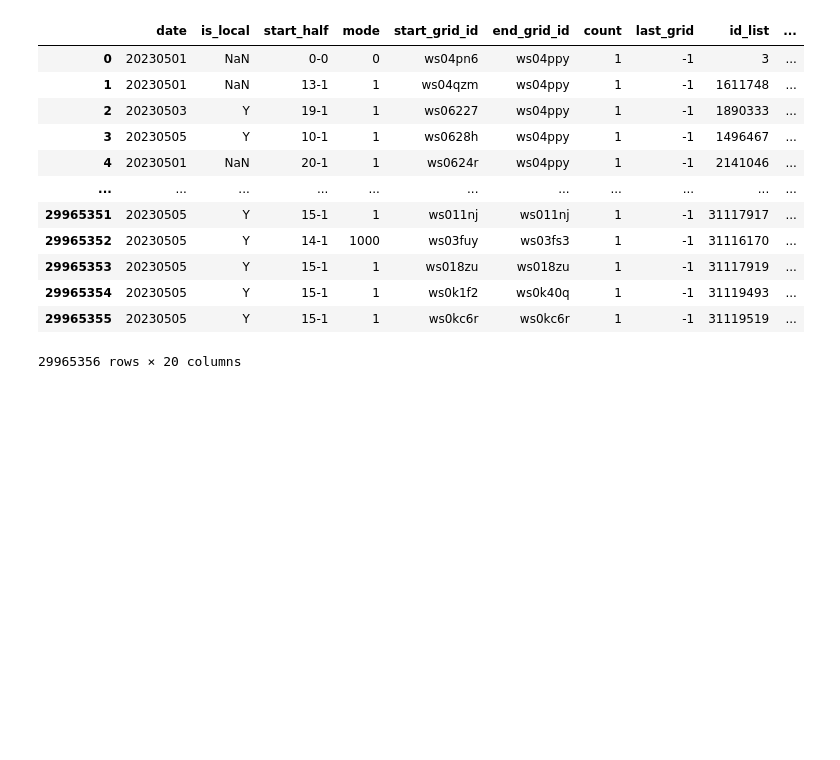
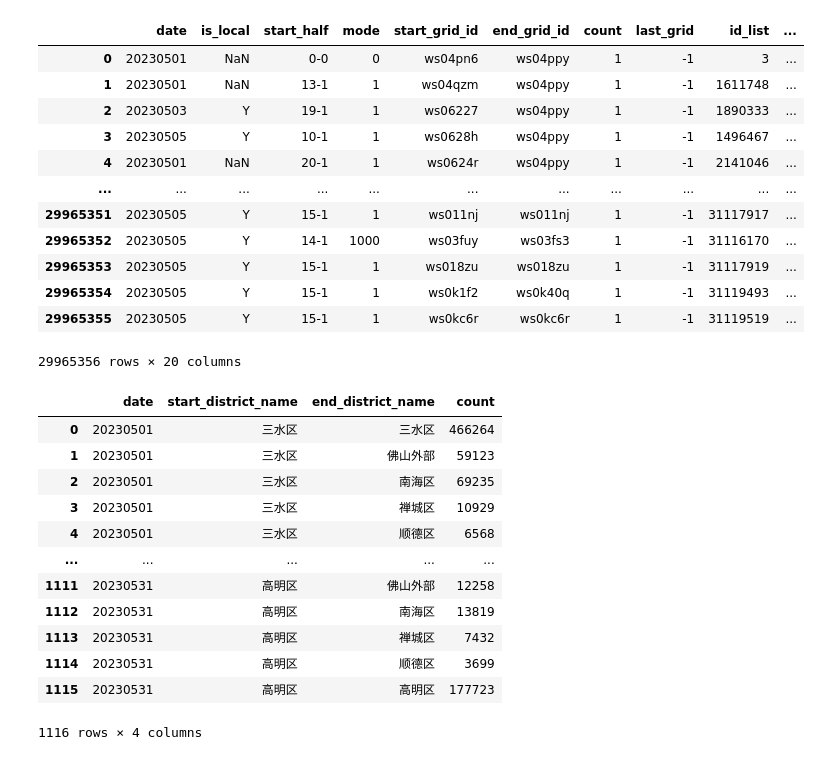
Before and after one commit to panlukang/FsPhoneData_analysis, a Jupyter notebook: 职住人口分析.ipynb, the cells around one changed output. Drawn from its saved outputs; the diff is of its cells as text; code cells hidden in the pictures; blank space fills up the shorter version.

```diff
--- a/职住人口分析.ipynb
+++ b/职住人口分析.ipynb
@@ -189,22 +192,35 @@ df
 | 29965355 | 20230505 | Y | 15-1 | 1 | ws0kc6r | ws0kc6r | 1 | -1 | 31119519 | ... |
 29965356 rows × 20 columns
 # %%
+date_taz_df = pd.DataFrame()
+date_district_df = pd.DataFrame()
 for i in range(1, 9):
-    with open(fr'./data/input/join/move_join_fix_{i}', 'rb') as f:
+    with open(fr'./data/input/join/move_join_fix{i}', 'rb') as f:
         df = pickle.load(f)
 
     _date_taz_df = df.groupby(['date', 'start_small_zone', 'end_small_zone'])[['count']].sum().reset_index(drop=False)
     _date_district_df = df.groupby(['date', 'start_district_name', 'end_district_name'])[['count']].sum().reset_index(drop=False)
+    del df
     date_taz_df = pd.concat([date_taz_df, _date_taz_df])
+    del _date_taz_df
     date_district_df = pd.concat([date_district_df, _date_district_df])
-
-
-date_district_df = date_district_df.groupby(['date',
-                                             'start_district_name',
-                                            'start_district_name'])[['count']].sum().reset_index(drop=False)
-date_taz_df = date_taz_df.groupby(['date',
-                                   'start_small_zone',
-                                   'start_small_zone'])[['count']].sum().reset_index(drop=False)
-
-date_taz_df.to_csv(r'./data/output/3.9_出行OD统计_交通小区.csv', encoding='utf_8_sig', index=False)
-date_district_df.to_csv(r'./data/output/3.8_出行OD统计_行政区.csv', encoding='utf_8_sig', index=False)
+    del _date_district_df
+# %%
+date_district_agg_df = date_district_df.groupby(['date',
+                                                 'start_district_name',
+                                                 'end_district_name'])[['count']].sum().reset_index(drop=False)
+date_district_agg_df
+# %% [output]
+|  | date | start_district_name | end_district_name | count |
+| 0 | 20230501 | 三水区 | 三水区 | 466264 |
+| 1 | 20230501 | 三水区 | 佛山外部 | 59123 |
+| 2 | 20230501 | 三水区 | 南海区 | 69235 |
+| 3 | 20230501 | 三水区 | 禅城区 | 10929 |
+| 4 | 20230501 | 三水区 | 顺德区 | 6568 |
+| ... | ... | ... | ... | ... |
+| 1111 | 20230531 | 高明区 | 佛山外部 | 12258 |
+| 1112 | 20230531 | 高明区 | 南海区 | 13819 |
+| 1113 | 20230531 | 高明区 | 禅城区 | 7432 |
+| 1114 | 20230531 | 高明区 | 顺德区 | 3699 |
+| 1115 | 20230531 | 高明区 | 高明区 | 177723 |
+1116 rows × 4 columns
```
Also changed, not shown: parts of 5 cells of this notebook, 1 other file.
